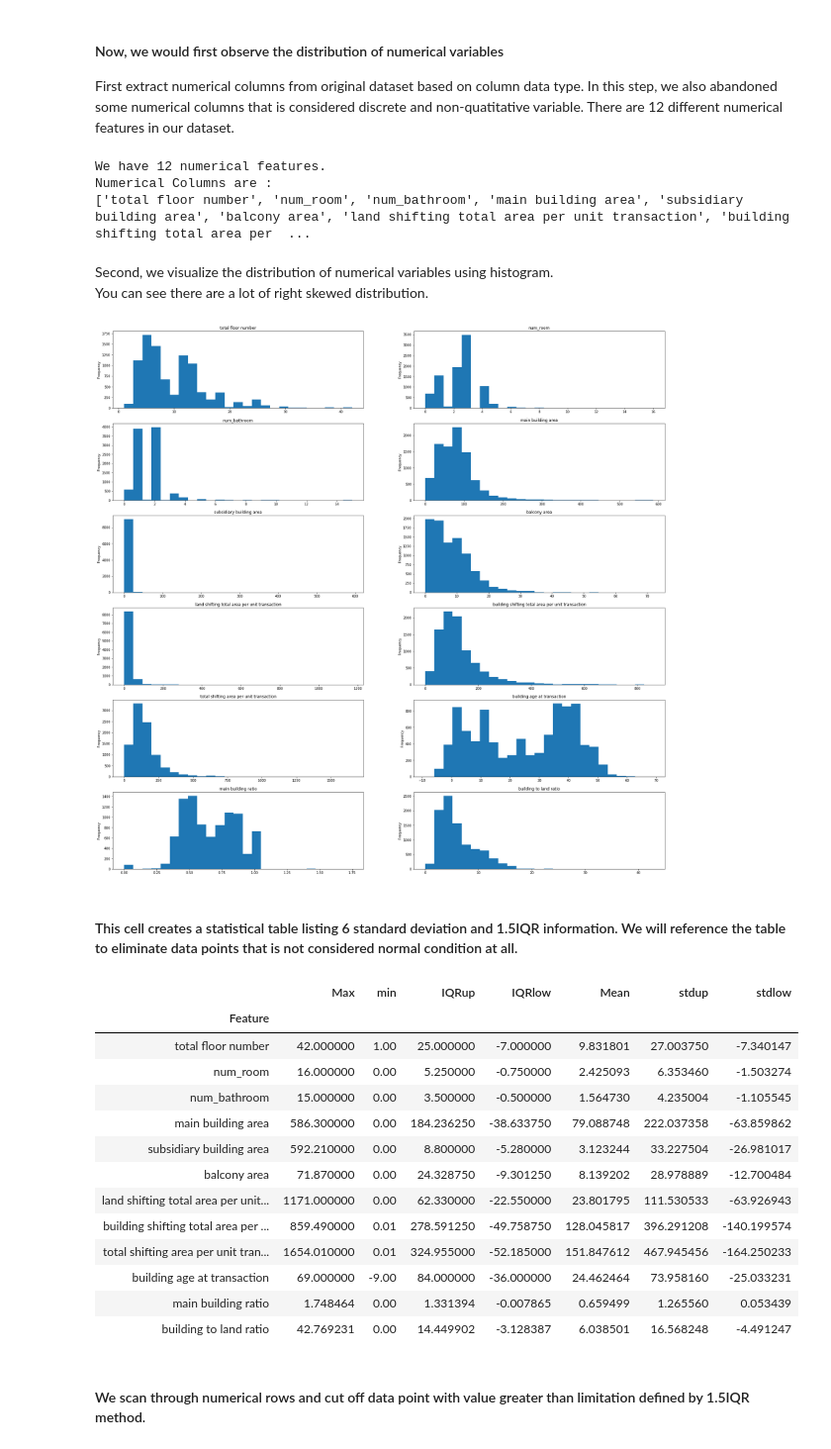
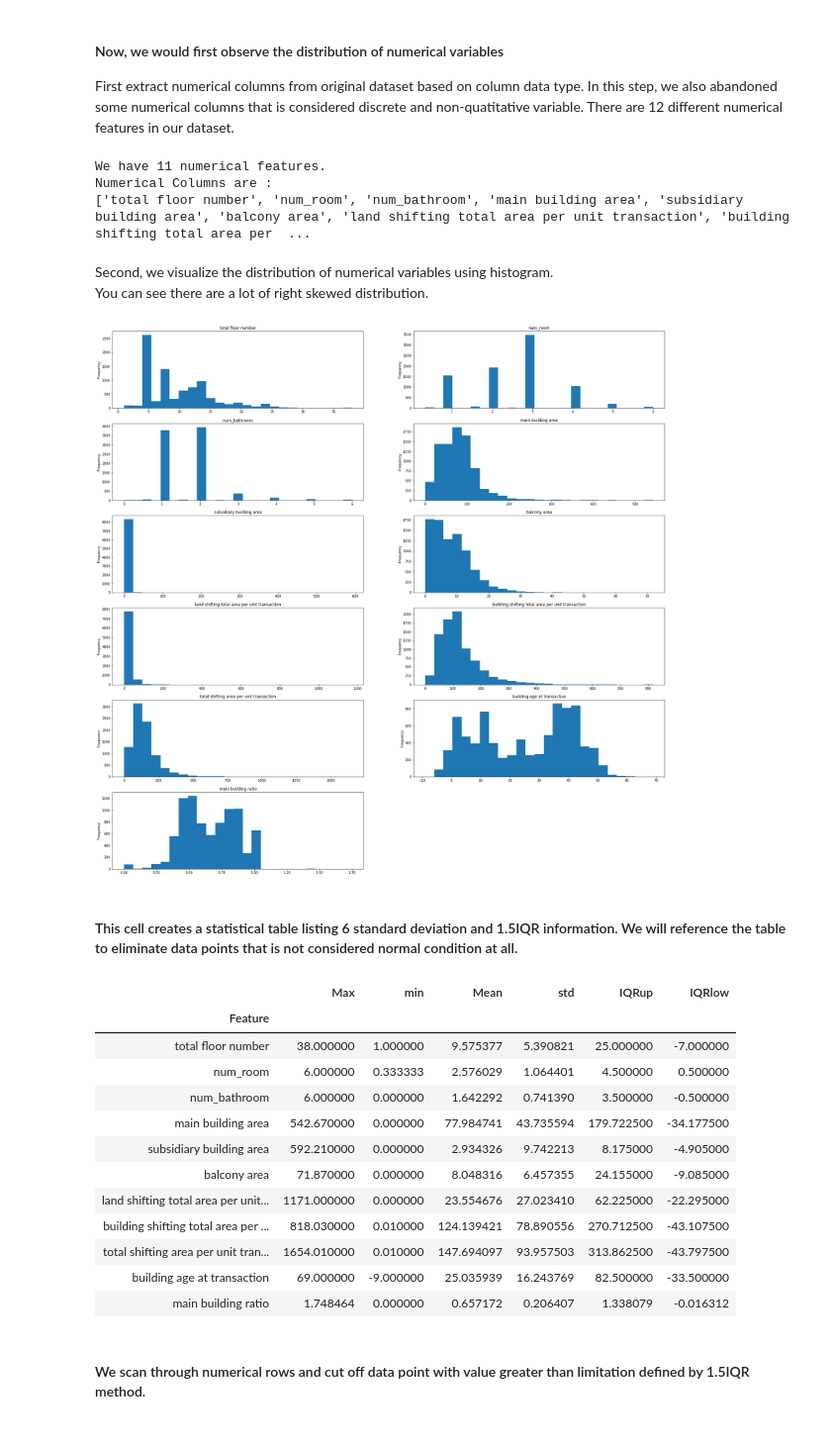
Before and after one commit to BurgerWu/Predicting-Housing-Price-in-Taipei-City, a Jupyter notebook: Predicting House Price in Taipei City-Unit.ipynb, the cells around one changed output. Shown at 99% size. Saved outputs shown, nothing was run; the diff lists cells and outputs as text; code cells hidden in the pictures.

```diff
--- a/Predicting House Price in Taipei City-Unit.ipynb
+++ b/Predicting House Price in Taipei City-Unit.ipynb
@@ -44,6 +43,9 @@ Resident_Dataset.head()
 
 #### In this cell, we transform some of the column into quantity per unit land or building.
 #### Also, we do some feature engineering to create some new features for later analysis.
+# %%
+#We do not take transaction data with 0 room into consideration
+Resident_Dataset = Resident_Dataset[Resident_Dataset["num_room"]!=0]
 # %%
 # This part average land shifting total area with number of land transaction.
 Resident_Dataset["land shifting total area per unit transaction"] = Resident_Dataset["land shifting total area"]/Resident_Dataset["num_land"]
@@ -53,6 +55,13 @@ Resident_Dataset["land shifting total area per unit transaction"].fillna(0,inpla
 # This part average building shifting total area with number of building transaction.
 Resident_Dataset["building shifting total area per unit transaction"] = Resident_Dataset["building shifting total area"]/Resident_Dataset["num_building"]
 
+#This part average some other columns with number of building
+Resident_Dataset["num_room"] = Resident_Dataset["num_room"]/Resident_Dataset["num_building"]
+Resident_Dataset["num_bathroom"] = Resident_Dataset["num_bathroom"]/Resident_Dataset["num_building"]
+Resident_Dataset["main building area"] = Resident_Dataset["main building area"]/Resident_Dataset["num_building"]
+Resident_Dataset["balcony area"] = Resident_Dataset["balcony area"]/Resident_Dataset["num_building"]
+Resident_Dataset["subsidiary building area"] = Resident_Dataset["subsidiary building area"]/Resident_Dataset["num_building"]
+
 #This part adds some derived feature to the dataset
 #This line create total shifting area per unit transaction
 Resident_Dataset["total shifting area per unit transaction"] = Resident_Dataset["land shifting total area per unit transaction"] + Resident_Dataset["building shifting total area per unit transaction"]
@@ -60,23 +69,12 @@ Resident_Dataset["total shifting area per unit transaction"] = Resident_Dataset[
 #This line create building age at transaction
 Resident_Dataset["building age at transaction"] = Resident_Dataset['transaction year'] - Resident_Dataset['complete year']
 
+#This line create main building ratio by taking main building area over building shifting total area
+Resident_Dataset["main building ratio"] = Resident_Dataset["main building area"]/Resident_Dataset["building shifting total area"]
+
 #This line create unit price without carpark price included
 Resident_Dataset["unit ntd nocarpark"] = (Resident_Dataset["total ntd"] - Resident_Dataset["carpark total price"])/Resident_Dataset["building shifting total area"]
 
-#This line create main building ratio by taking main building area over building shifting total area
-Resident_Dataset["main building ratio"] = Resident_Dataset["main building area"]/Resident_Dataset["building shifting total area"]
-
-#This line create building ratio by taking building shifting total area over land shifting total area
-Resident_Dataset["building to land ratio"] = Resident_Dataset["building shifting total area"]/Resident_Dataset["land shifting total area"]
-Resident_Dataset["building to land ratio"].replace(np.inf, np.nan, inplace = True)
-Resident_Dataset["building to land ratio"].fillna(0,inplace = True)
-
-#This part average some other columns with number of building
-Resident_Dataset["num_room"] = Resident_Dataset["num_room"]/Resident_Dataset["num_building"]
-Resident_Dataset["num_bathroom"] = Resident_Dataset["num_bathroom"]/Resident_Dataset["num_building"]
-Resident_Dataset["main building area"] = Resident_Dataset["main building area"]/Resident_Dataset["num_building"]
-Resident_Dataset["balcony area"] = Resident_Dataset["balcony area"]/Resident_Dataset["num_building"]
-Resident_Dataset["subsidiary building area"] = Resident_Dataset["subsidiary building area"]/Resident_Dataset["num_building"]
 
 #Finally, we drop some columns that is no longer of our interest
 Resident_Dataset.drop(columns=["carpark total price","num_garage","carpark shifting area","carpark type","land shifting total area","building shifting total area","num_land","num_building","transaction year","complete year","total ntd","unit ntd"], inplace = True)
@@ -91,3 +89,8 @@ Resident_Dataset.head()
+# %%
+#According to common sense, it is abnormal for a single building to have more than 6 rooms and bathrooms
+#Thus we filter out data not within this range.
+Resident_Dataset = Resident_Dataset[Resident_Dataset["num_room"] <= 6]
+Resident_Dataset = Resident_Dataset[Resident_Dataset["num_bathroom"] <= 6]
 # %% [markdown]
 #### In this cell, we check if there are duplicated rows and found that there are 48 duplicated rows
 # %%
@@ -156,7 +159,7 @@ except:
 print("We have " + str(len(Numerical_Columns))+" numerical features.")
 print("Numerical Columns are :\n" + str(Numerical_Columns))
 # %% [output]
-We have 12 numerical features.
+We have 11 numerical features.
 Numerical Columns are :
 ['total floor number', 'num_room', 'num_bathroom', 'main building area', 'subsidiary building area', 'balcony area', 'land shifting total area per unit transaction', 'building shifting total area per  ...
 # %% [markdown]
@@ -169,50 +172,51 @@ for cols in Numerical_Columns:
     Resident_Dataset[cols].plot.hist(ax = plt.subplot(6,2,sub_ind), bins =25, title = cols)
     sub_ind += 1
 # %% [output]
-[figure, old version]
+[figure, new version]
 # %% [markdown]
 #### This cell creates a  statistical table listing 6 standard deviation and 1.5IQR information. We will reference the table to eliminate data points that is not considered normal condition at all.
 # %%
 Num_Max = []
 Num_min = []
 mean_lst = []
+stdlist = []
 stdup = []
 stdlow = []
 IQRup = []
 IQRlow = []
 for cols in Numerical_Columns:
     mean = Resident_Dataset[cols].mean()
     std = Resident_Dataset[cols].std()
     Q1 = Resident_Dataset[cols].quantile(0.25)
     Q3 = Resident_Dataset[cols].quantile(0.75)
     mean_lst.append(mean)
+    stdlist.append(std)
     stdup.append(mean + 3*std)
     stdlow.append(mean - 3*std)
     IQR = Q3 - Q1
     Num_Max.append(Resident_Dataset[cols].max())
     Num_min.append(Resident_Dataset[cols].min())
     IQRup.append(Q3 + 1.5*IQR)
     IQRlow.append(Q1 - 1.5*IQR)
 
-Numerical_Columns_Stats = pd.DataFrame({"Feature":Numerical_Columns,"Max":Num_Max,"min":Num_min,"IQRup":IQRup,"IQRlow":IQRlow,"Mean":mean_lst,"stdup":stdup,"stdlow":stdlow})
+Numerical_Columns_Stats = pd.DataFrame({"Feature":Numerical_Columns,"Max":Num_Max,"min":Num_min,"Mean":mean_lst,"std":stdlist ,"IQRup":IQRup,"IQRlow":IQRlow})#,"stdup":stdup,"stdlow":stdlow})
 Numerical_Columns_Stats.index = Numerical_Columns_Stats["Feature"]
 Numerical_Columns_Stats.drop(columns = ["Feature"], inplace = True)
 Numerical_Columns_Stats
 # %% [output]
-|  | Max | min | IQRup | IQRlow | Mean | stdup | stdlow |
-| Feature |  |  |  |  |  |  |  |
-| total floor number | 42.000000 | 1.00 | 25.000000 | -7.000000 | 9.831801 | 27.003750 | -7.340147 |
-| num_room | 16.000000 | 0.00 | 5.250000 | -0.750000 | 2.425093 | 6.353460 | -1.503274 |
-| num_bathroom | 15.000000 | 0.00 | 3.500000 | -0.500000 | 1.564730 | 4.235004 | -1.105545 |
-| main building area | 586.300000 | 0.00 | 184.236250 | -38.633750 | 79.088748 | 222.037358 | -63.859862 |
-| subsidiary building area | 592.210000 | 0.00 | 8.800000 | -5.280000 | 3.123244 | 33.227504 | -26.981017 |
-| balcony area | 71.870000 | 0.00 | 24.328750 | -9.301250 | 8.139202 | 28.978889 | -12.700484 |
-| land shifting total area per unit... | 1171.000000 | 0.00 | 62.330000 | -22.550000 | 23.801795 | 111.530533 | -63.926943 |
-| building shifting total area per ... | 859.490000 | 0.01 | 278.591250 | -49.758750 | 128.045817 | 396.291208 | -140.199574 |
-| total shifting area per unit tran... | 1654.010000 | 0.01 | 324.955000 | -52.185000 | 151.847612 | 467.945456 | -164.250233 |
-| building age at transaction | 69.000000 | -9.00 | 84.000000 | -36.000000 | 24.462464 | 73.958160 | -25.033231 |
-| main building ratio | 1.748464 | 0.00 | 1.331394 | -0.007865 | 0.659499 | 1.265560 | 0.053439 |
-| building to land ratio | 42.769231 | 0.00 | 14.449902 | -3.128387 | 6.038501 | 16.568248 | -4.491247 |
+|  | Max | min | Mean | std | IQRup | IQRlow |
+| Feature |  |  |  |  |  |  |
+| total floor number | 38.000000 | 1.000000 | 9.575377 | 5.390821 | 25.000000 | -7.000000 |
+| num_room | 6.000000 | 0.333333 | 2.576029 | 1.064401 | 4.500000 | 0.500000 |
+| num_bathroom | 6.000000 | 0.000000 | 1.642292 | 0.741390 | 3.500000 | -0.500000 |
+| main building area | 542.670000 | 0.000000 | 77.984741 | 43.735594 | 179.722500 | -34.177500 |
+| subsidiary building area | 592.210000 | 0.000000 | 2.934326 | 9.742213 | 8.175000 | -4.905000 |
+| balcony area | 71.870000 | 0.000000 | 8.048316 | 6.457355 | 24.155000 | -9.085000 |
+| land shifting total area per unit... | 1171.000000 | 0.000000 | 23.554676 | 27.023410 | 62.225000 | -22.295000 |
+| building shifting total area per ... | 818.030000 | 0.010000 | 124.139421 | 78.890556 | 270.712500 | -43.107500 |
+| total shifting area per unit tran... | 1654.010000 | 0.010000 | 147.694097 | 93.957503 | 313.862500 | -43.797500 |
+| building age at transaction | 69.000000 | -9.000000 | 25.035939 | 16.243769 | 82.500000 | -33.500000 |
+| main building ratio | 1.748464 | 0.000000 | 0.657172 | 0.206407 | 1.338079 | -0.016312 |
 # %% [markdown]
 #### We scan through numerical rows and cut off data point with value greater than limitation defined by 1.5IQR method.
 # %%
```
Also changed, not shown: parts of 33 cells of this notebook.
